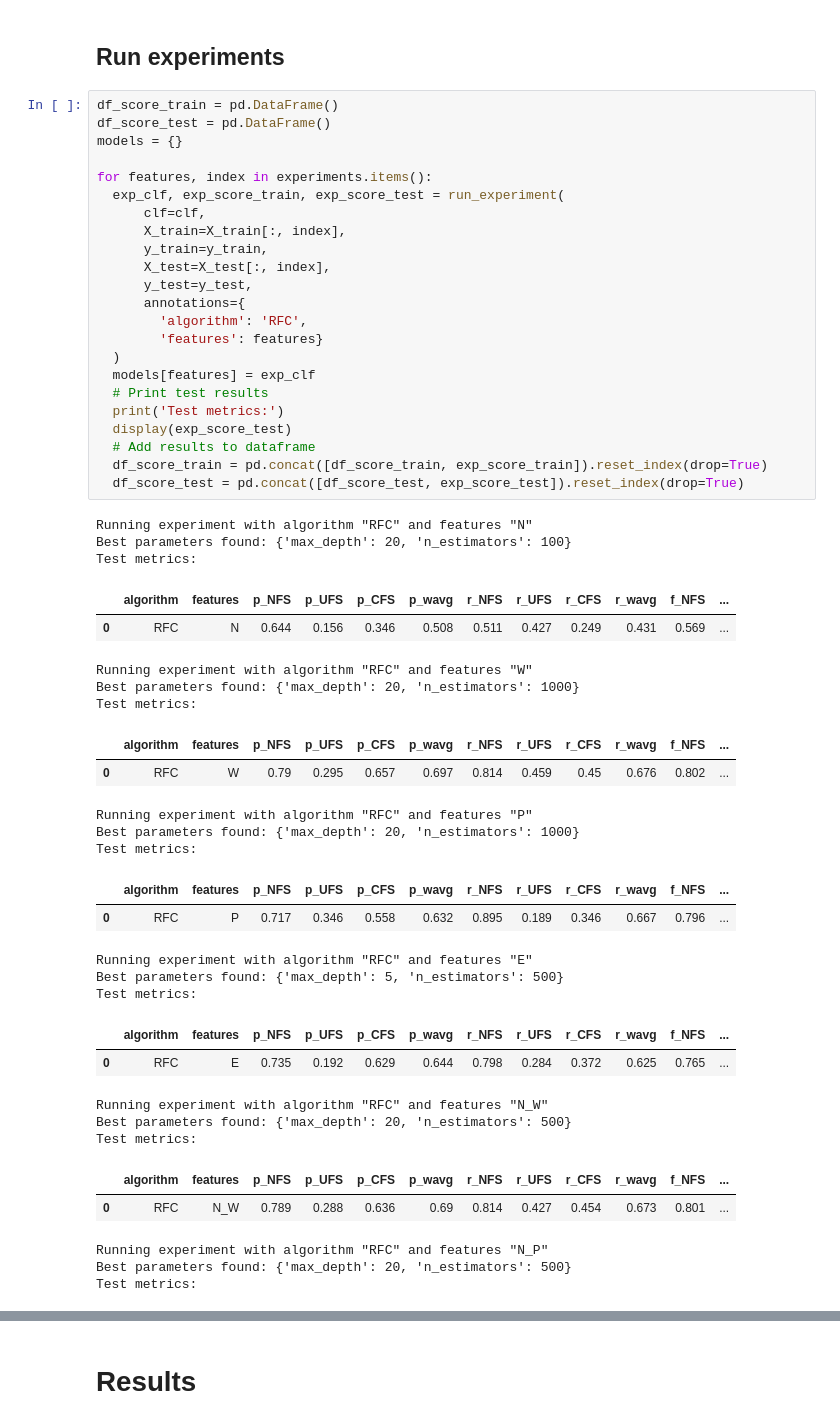
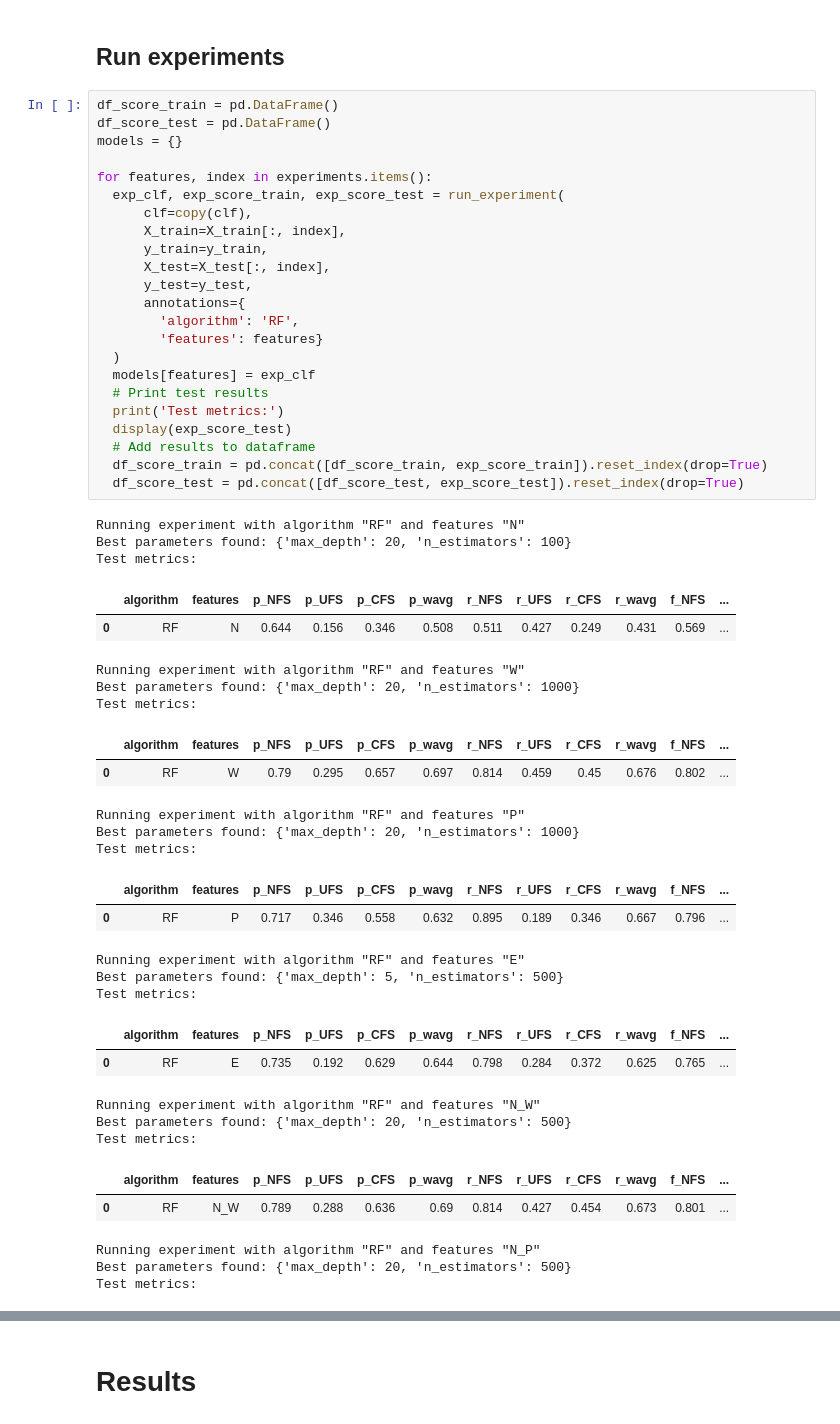
Before and after one commit to SigneK42/fact_check_worthy_claim, a Jupyter notebook: notebooks/RandomForest.ipynb, the cells around one changed output, grey strips where cells are left out. Drawn from its saved outputs; the diff is of its cells as text.

```diff
--- a/notebooks/RandomForest.ipynb
+++ b/notebooks/RandomForest.ipynb
@@ -116,53 +114,53 @@ experiments = {
 # %%
 df_score_train = pd.DataFrame()
 df_score_test = pd.DataFrame()
 models = {}
 
 for features, index in experiments.items():
   exp_clf, exp_score_train, exp_score_test = run_experiment(
-      clf=clf,
+      clf=copy(clf),
       X_train=X_train[:, index],
       y_train=y_train,
       X_test=X_test[:, index],
       y_test=y_test,
       annotations={
-        'algorithm': 'RFC',
+        'algorithm': 'RF',
         'features': features}
   )
   models[features] = exp_clf
   # Print test results
   print('Test metrics:')
   display(exp_score_test)
   # Add results to dataframe
   df_score_train = pd.concat([df_score_train, exp_score_train]).reset_index(drop=True)
   df_score_test = pd.concat([df_score_test, exp_score_test]).reset_index(drop=True)
 # %% [output]
-Running experiment with algorithm "RFC" and features "N"
+Running experiment with algorithm "RF" and features "N"
 Best parameters found: {'max_depth': 20, 'n_estimators': 100}
 Test metrics:
 |  | algorithm | features | p_NFS | p_UFS | p_CFS | p_wavg | r_NFS | r_UFS | r_CFS | r_wavg | f_NFS | ... |
-| 0 | RFC | N | 0.644 | 0.156 | 0.346 | 0.508 | 0.511 | 0.427 | 0.249 | 0.431 | 0.569 | ... |
+| 0 | RF | N | 0.644 | 0.156 | 0.346 | 0.508 | 0.511 | 0.427 | 0.249 | 0.431 | 0.569 | ... |
-Running experiment with algorithm "RFC" and features "W"
+Running experiment with algorithm "RF" and features "W"
 Best parameters found: {'max_depth': 20, 'n_estimators': 1000}
 Test metrics:
 |  | algorithm | features | p_NFS | p_UFS | p_CFS | p_wavg | r_NFS | r_UFS | r_CFS | r_wavg | f_NFS | ... |
-| 0 | RFC | W | 0.79 | 0.295 | 0.657 | 0.697 | 0.814 | 0.459 | 0.45 | 0.676 | 0.802 | ... |
+| 0 | RF | W | 0.79 | 0.295 | 0.657 | 0.697 | 0.814 | 0.459 | 0.45 | 0.676 | 0.802 | ... |
-Running experiment with algorithm "RFC" and features "P"
+Running experiment with algorithm "RF" and features "P"
 Best parameters found: {'max_depth': 20, 'n_estimators': 1000}
 Test metrics:
 |  | algorithm | features | p_NFS | p_UFS | p_CFS | p_wavg | r_NFS | r_UFS | r_CFS | r_wavg | f_NFS | ... |
-| 0 | RFC | P | 0.717 | 0.346 | 0.558 | 0.632 | 0.895 | 0.189 | 0.346 | 0.667 | 0.796 | ... |
+| 0 | RF | P | 0.717 | 0.346 | 0.558 | 0.632 | 0.895 | 0.189 | 0.346 | 0.667 | 0.796 | ... |
-Running experiment with algorithm "RFC" and features "E"
+Running experiment with algorithm "RF" and features "E"
 Best parameters found: {'max_depth': 5, 'n_estimators': 500}
 Test metrics:
 |  | algorithm | features | p_NFS | p_UFS | p_CFS | p_wavg | r_NFS | r_UFS | r_CFS | r_wavg | f_NFS | ... |
-| 0 | RFC | E | 0.735 | 0.192 | 0.629 | 0.644 | 0.798 | 0.284 | 0.372 | 0.625 | 0.765 | ... |
+| 0 | RF | E | 0.735 | 0.192 | 0.629 | 0.644 | 0.798 | 0.284 | 0.372 | 0.625 | 0.765 | ... |
-Running experiment with algorithm "RFC" and features "N_W"
+Running experiment with algorithm "RF" and features "N_W"
 Best parameters found: {'max_depth': 20, 'n_estimators': 500}
 Test metrics:
 |  | algorithm | features | p_NFS | p_UFS | p_CFS | p_wavg | r_NFS | r_UFS | r_CFS | r_wavg | f_NFS | ... |
-| 0 | RFC | N_W | 0.789 | 0.288 | 0.636 | 0.69 | 0.814 | 0.427 | 0.454 | 0.673 | 0.801 | ... |
+| 0 | RF | N_W | 0.789 | 0.288 | 0.636 | 0.69 | 0.814 | 0.427 | 0.454 | 0.673 | 0.801 | ... |
-Running experiment with algorithm "RFC" and features "N_P"
+Running experiment with algorithm "RF" and features "N_P"
 Best parameters found: {'max_depth': 20, 'n_estimators': 500}
 Test metrics:
 |  | algorithm | features | p_NFS | p_UFS | p_CFS | p_wavg | r_NFS | r_UFS | r_CFS | r_wavg | f_NFS | ... |
```
Also changed, not shown: parts of 11 cells of this notebook, 2 other files.
